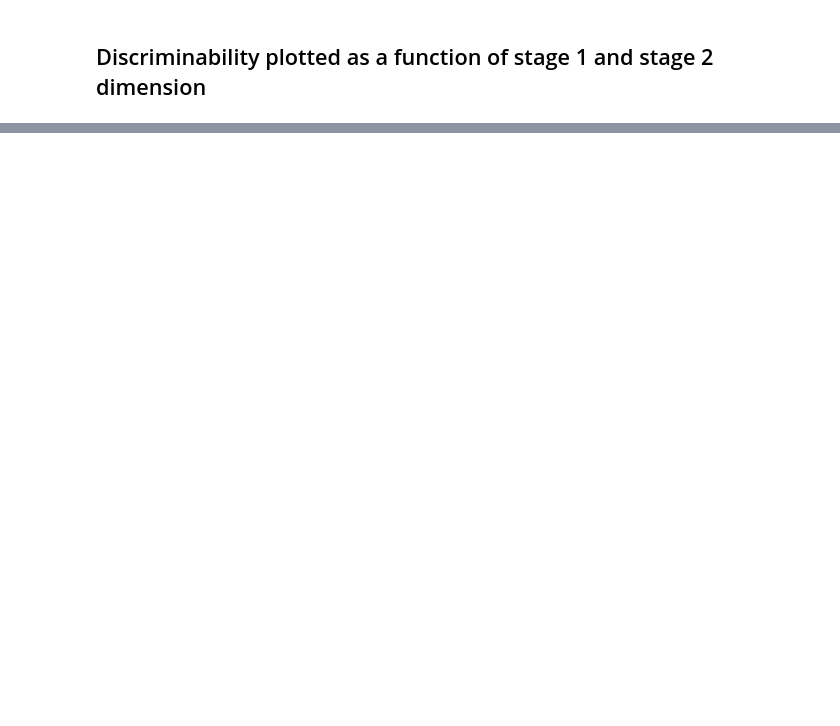
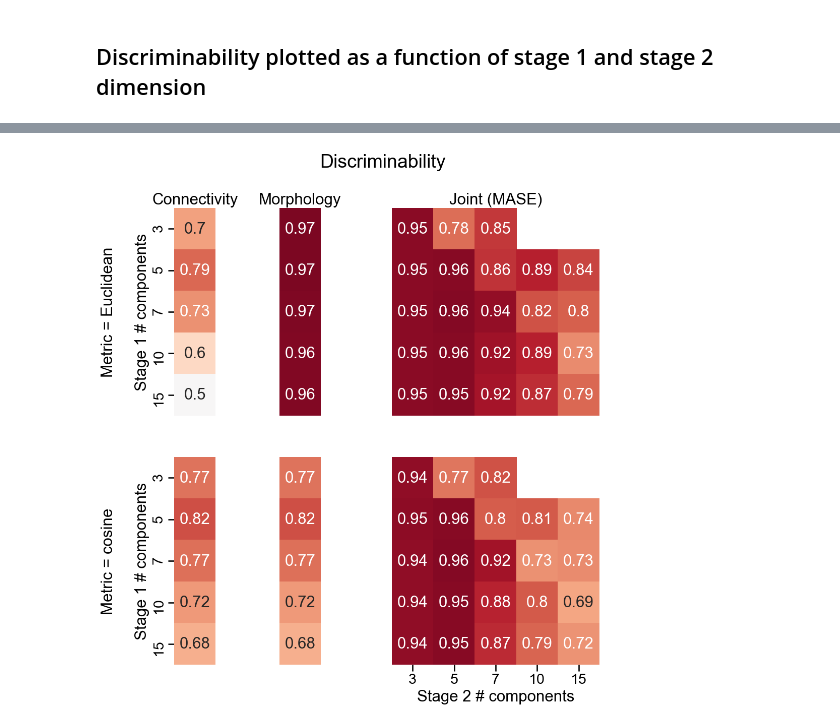
Before and after one commit to neurodata/notebooks, a Jupyter notebook: _notebooks/2020-12-15-joint-connectivity-morphology.ipynb, the cells around one changed output, grey strips where cells are left out. Cells and saved outputs as stored; diff of their text form; code cells hidden in the pictures; blank space fills up the shorter version.

Commit message:
update discriminability results

```diff
--- a/_notebooks/2020-12-15-joint-connectivity-morphology.ipynb
+++ b/_notebooks/2020-12-15-joint-connectivity-morphology.ipynb
@@ -605,3 +558,100 @@ Saved figure to maggot_models/notebooks/outs/204.0-BDP-joint-topology-morphology
+# %%
+# collapse
+pivot_kws = dict(
+    index="stage1_n_components", columns="stage2_n_components", values="discrim_tstat"
+)
+heatmap_kws = dict(
+    square=True,
+    annot=True,
+    cbar=False,
+    vmin=results["discrim_tstat"].min(),
+    vmax=1,
+    cmap="RdBu_r",
+    center=results["discrim_tstat"].min(),
+)
+
+fig, axs = plt.subplots(
+    2,
+    3,
+    figsize=(12, 12),
+    gridspec_kw=dict(width_ratios=[0.3, 0.3, 1]),
+)
+
+# euclidean, connectivity
+ax = axs[0, 0]
+plot_results = results[
+    (results["embedding"] == "connectivity") & (results["metric"] == "euclidean")
+].pivot(**pivot_kws)
+sns.heatmap(plot_results.values, ax=ax, **heatmap_kws)
+ax.set(
+    ylabel="Metric = Euclidean\n\nStage 1 # components",
+    yticklabels=stage1_n_components_range,
+    xticks=[],
+    title="Connectivity",
+)
+
+# euclidean, morphology
+ax = axs[0, 1]
+plot_results = results[
+    (results["embedding"] == "morphology") & (results["metric"] == "euclidean")
+].pivot(**pivot_kws)
+sns.heatmap(plot_results.values, ax=ax, **heatmap_kws)
+ax.set(
+    xticks=[],
+    yticks=[],
+    title="Morphology",
+)
+
+# euclidean, MASE
+ax = axs[0, 2]
+plot_results = results[
+    (results["metric"] == "euclidean") & (results["embedding"] == "joint")
+].pivot(**pivot_kws)
+sns.heatmap(plot_results.values, ax=ax, **heatmap_kws)
+ax.set(
+    xlabel="",
+    yticks=[],
+    xticks=[],
+    title="Joint (MASE)",
+)
+
+# cosine, connectivity
+ax = axs[1, 0]
+plot_results = results[
+    (results["embedding"] == "connectivity") & (results["metric"] == "cosine")
+].pivot(**pivot_kws)
+sns.heatmap(plot_results.values, ax=ax, **heatmap_kws)
+ax.set(
+    ylabel="Metric = cosine\n\nStage 1 # components",
+    yticklabels=stage1_n_components_range,
+    xticks=[],
+)
+
+# cosine, morphology
+ax = axs[1, 1]
+morph_cos_results = results[
+    (results["embedding"] == "morphology") & (results["metric"] == "cosine")
+].pivot(**pivot_kws)
+sns.heatmap(plot_results.values, ax=ax, **heatmap_kws)
+ax.set(xticks=[], yticks=[])
+
+# cosine, MASE
+ax = axs[1, 2]
+plot_results = results[
+    (results["metric"] == "cosine") & (results["embedding"] == "joint")
+].pivot(**pivot_kws)
+sns.heatmap(plot_results, ax=ax, **heatmap_kws)
+ax.set(
+    ylabel="",
+    xlabel="Stage 2 # components",
+    xticklabels=stage2_n_components_range,
+    yticks=[],
+)
+
+fig.suptitle("Discriminability", y=0.97)
+stashfig("discrim-by-dimensionality")
+# %% [output]
+[figure, added]
 # %%
 # collapse
 print(f"{(time.time() - t0)/60:.3f} minutes elapsed for whole notebook.")
```
Also changed, not shown: parts of 15 cells of this notebook.
